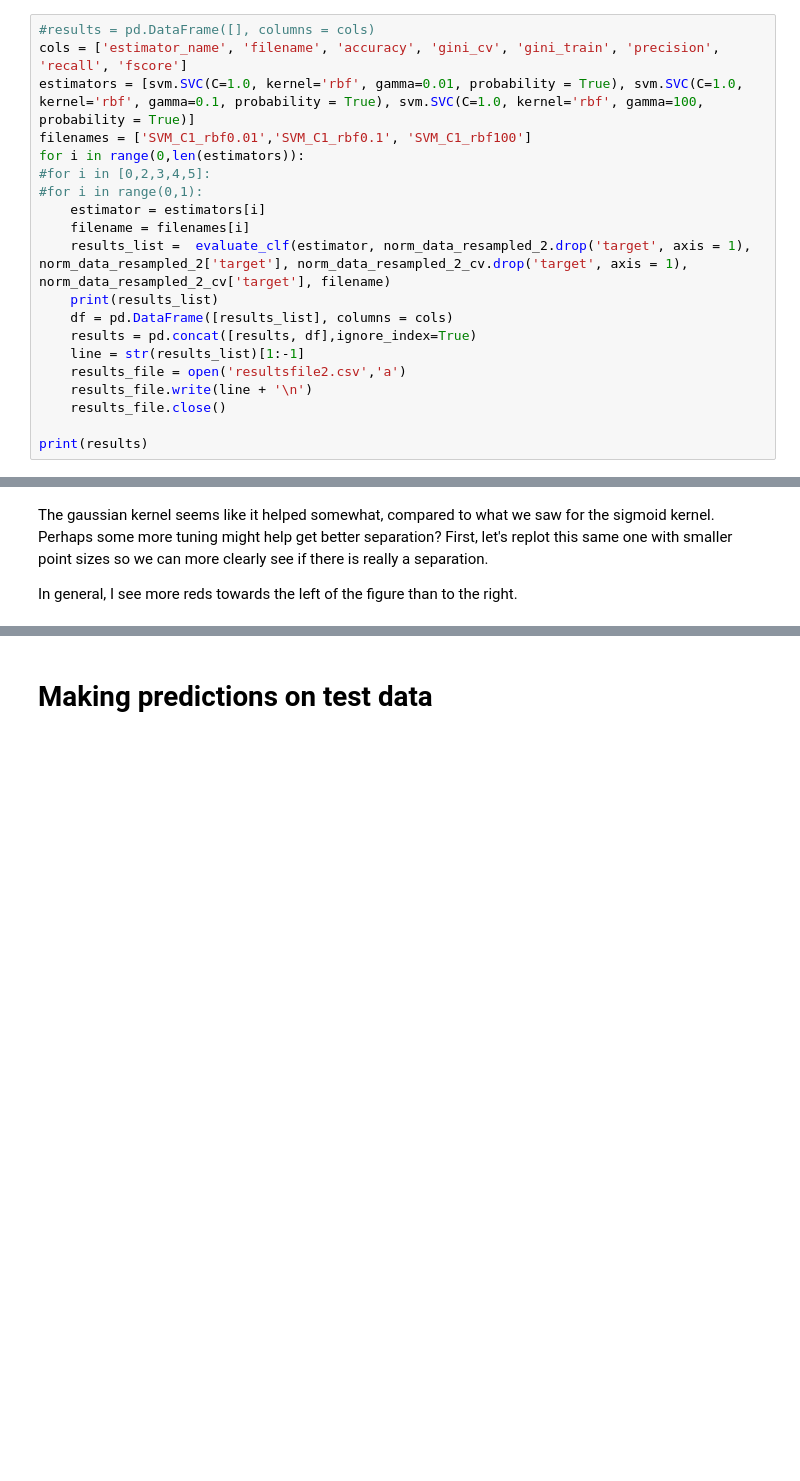
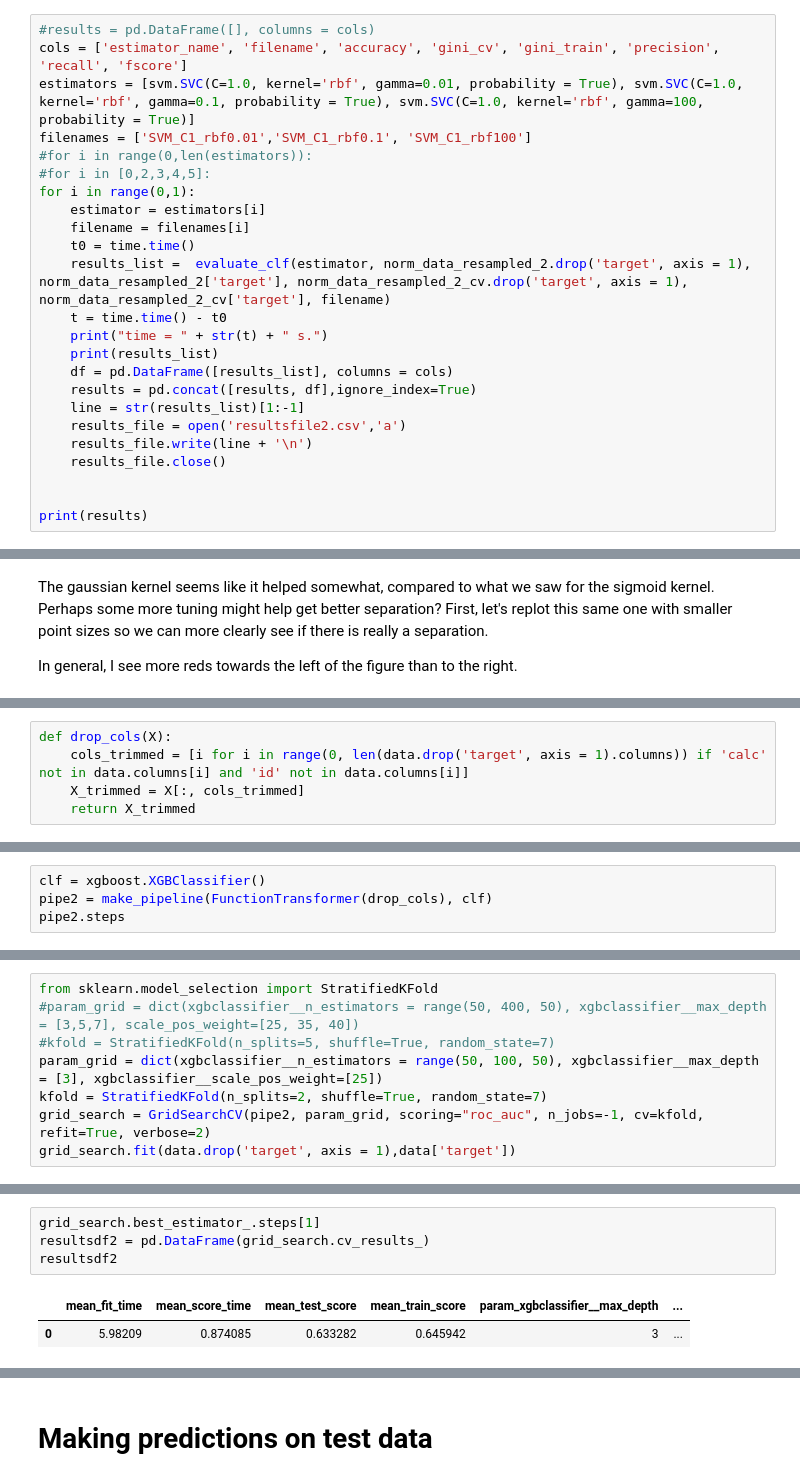
Before and after one commit to astha-chem/Kaggle-Porto-Seguro, a Jupyter notebook: Porto-Seguro.ipynb, the cells around one changed output, grey strips where cells are left out. Saved outputs shown, nothing was run; the diff lists cells and outputs as text; blank space fills up the shorter version.

Commit message:
pipeline gridsearch for XGBoost

```diff
--- a/Porto-Seguro.ipynb
+++ b/Porto-Seguro.ipynb
@@ -413,12 +308,15 @@ Attempt non-linear SVM with Kernel trick on the reduced dataset of size 5000.
 cols = ['estimator_name', 'filename', 'accuracy', 'gini_cv', 'gini_train', 'precision', 'recall', 'fscore']
 estimators = [svm.SVC(C=1.0, kernel='rbf', gamma=0.01, probability = True), svm.SVC(C=1.0, kernel='rbf', gamma=0.1, probability = True), svm.SVC(C=1.0, kernel='rbf', gamma=100, probability = True)]
 filenames = ['SVM_C1_rbf0.01','SVM_C1_rbf0.1', 'SVM_C1_rbf100']
-for i in range(0,len(estimators)):
+#for i in range(0,len(estimators)):
 #for i in [0,2,3,4,5]:
-#for i in range(0,1):
+for i in range(0,1):
     estimator = estimators[i]
     filename = filenames[i]
+    t0 = time.time()
     results_list =  evaluate_clf(estimator, norm_data_resampled_2.drop('target', axis = 1), norm_data_resampled_2['target'], norm_data_resampled_2_cv.drop('target', axis = 1), norm_data_resampled_2_cv['target'], filename)
+    t = time.time() - t0
+    print("time = " + str(t) + " s.")
     print(results_list)
     df = pd.DataFrame([results_list], columns = cols)
     results = pd.concat([results, df],ignore_index=True)
@@ -427,4 +325,5 @@ for i in range(0,len(estimators)):
     results_file.write(line + '\n')
     results_file.close()
 
+
 print(results)
@@ -705,0 +525,5 @@ for g,i in zip(gammas, range(0, len(gammas))):
+# %%
+def drop_cols(X):
+    cols_trimmed = [i for i in range(0, len(data.drop('target', axis = 1).columns)) if 'calc' not in data.columns[i] and 'id' not in data.columns[i]]
+    X_trimmed = X[:, cols_trimmed]
+    return X_trimmed
@@ -705,0 +543,4 @@ for g,i in zip(gammas, range(0, len(gammas))):
+# %%
+clf = xgboost.XGBClassifier()
+pipe2 = make_pipeline(FunctionTransformer(drop_cols), clf)
+pipe2.steps
@@ -705,0 +558,8 @@ for g,i in zip(gammas, range(0, len(gammas))):
+# %%
+from sklearn.model_selection import StratifiedKFold
+#param_grid = dict(xgbclassifier__n_estimators = range(50, 400, 50), xgbclassifier__max_depth = [3,5,7], scale_pos_weight=[25, 35, 40])
+#kfold = StratifiedKFold(n_splits=5, shuffle=True, random_state=7)
+param_grid = dict(xgbclassifier__n_estimators = range(50, 100, 50), xgbclassifier__max_depth = [3], xgbclassifier__scale_pos_weight=[25])
+kfold = StratifiedKFold(n_splits=2, shuffle=True, random_state=7)
+grid_search = GridSearchCV(pipe2, param_grid, scoring="roc_auc", n_jobs=-1, cv=kfold, refit=True, verbose=2)
+grid_search.fit(data.drop('target', axis = 1),data['target'])
@@ -705,0 +574,7 @@ for g,i in zip(gammas, range(0, len(gammas))):
+# %%
+grid_search.best_estimator_.steps[1]
+resultsdf2 = pd.DataFrame(grid_search.cv_results_)
+resultsdf2
+# %% [output]
+|  | mean_fit_time | mean_score_time | mean_test_score | mean_train_score | param_xgbclassifier__max_depth | ... |
+| 0 | 5.98209 | 0.874085 | 0.633282 | 0.645942 | 3 | ... |
```
Also changed, not shown: parts of 40 cells of this notebook.
